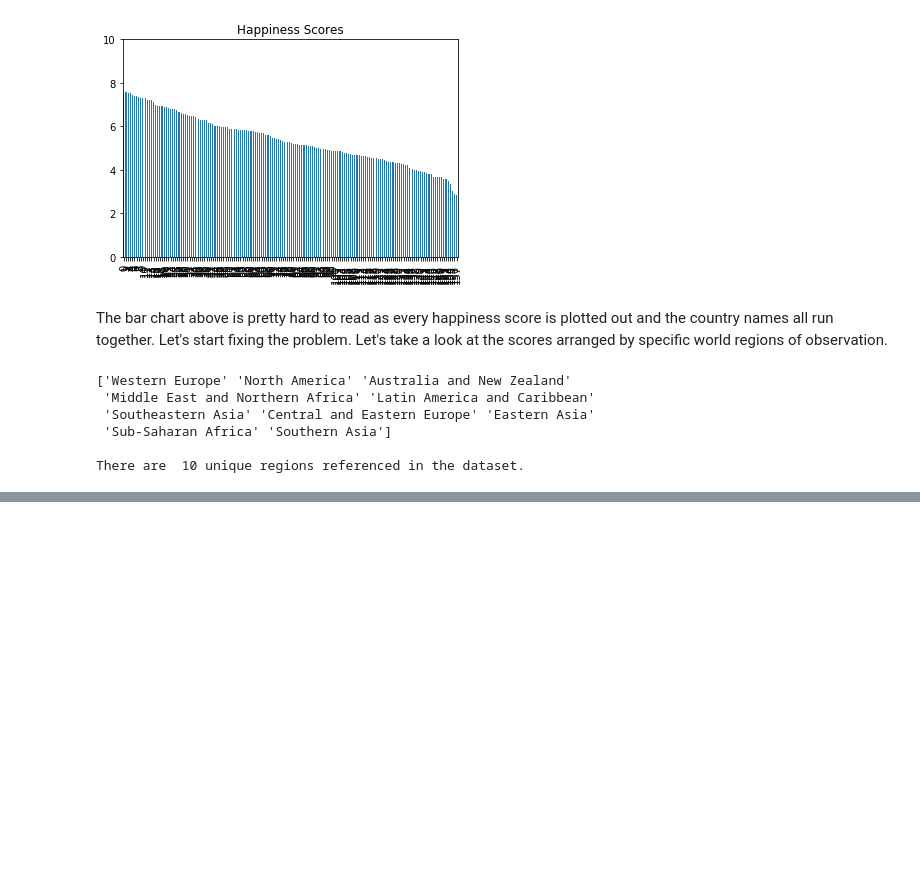
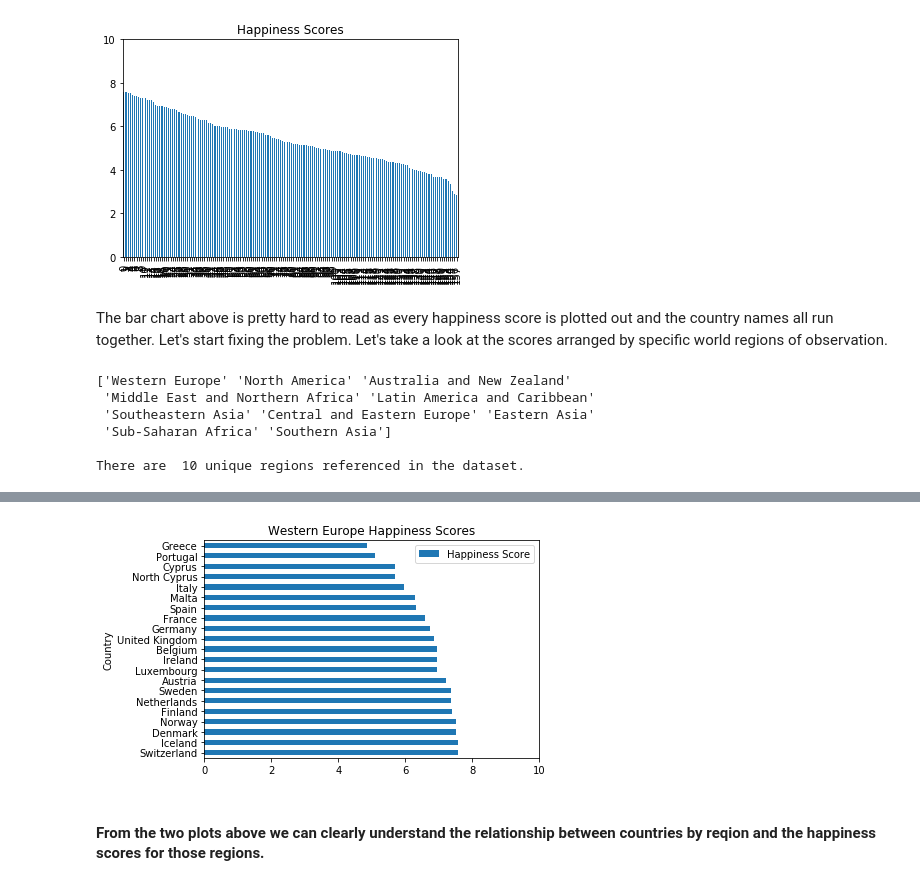
Before and after one commit to SeriousHyena/Sandbox, a Jupyter notebook: data_aggregation.ipynb, the cells around one changed output, grey strips where cells are left out. Drawn from its saved outputs; the diff is of its cells as text; code cells hidden in the pictures; blank space fills up the shorter version.

```diff
--- a/data_aggregation.ipynb
+++ b/data_aggregation.ipynb
@@ -134,0 +144,9 @@ There are  10 unique regions referenced in the dataset.
+# %%
+wes_europe = df_2015[df_2015['Region'] == 'Western Europe'] #boolean filter to isolote just the Western Europe scores
+wes_europe.plot(x='Country', y='Happiness Score', kind='barh', title='Western Europe Happiness Scores', xlim=(0,10))
+
+plt.show()
+# %% [output]
+[figure, added]
+# %% [markdown]
+#### From the two plots above we can clearly understand the relationship between countries by reqion and the happiness scores for those regions.
```
Also changed, not shown: parts of 2 cells of this notebook.
